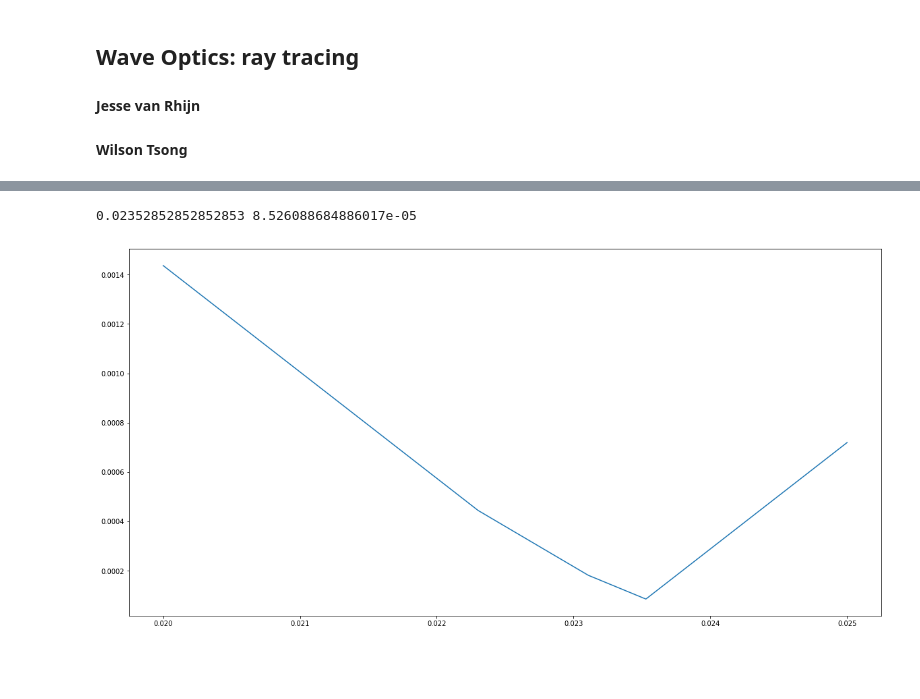
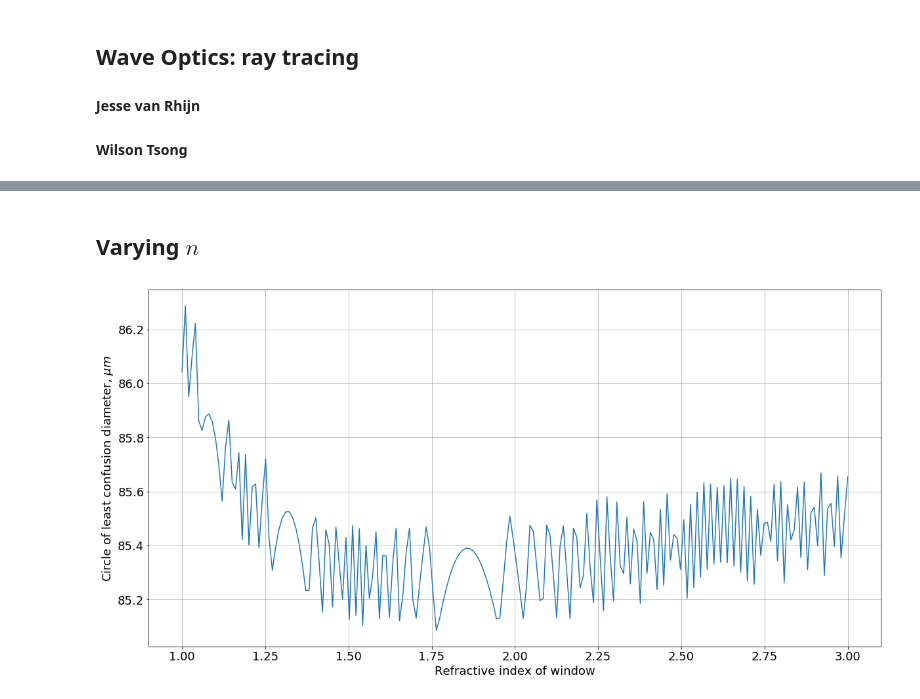
Before and after one commit to Jvanrhijn/wo_rt, a Jupyter notebook: wo_rt.ipynb, the cells around one changed output, grey strips where cells are left out. Cells and saved outputs as stored; diff of their text form; code cells hidden in the pictures; blank space fills up the shorter version.

```diff
--- a/wo_rt.ipynb
+++ b/wo_rt.ipynb
@@ -78,20 +73,45 @@ def bundle_width(ray_bundle, xcoords):
         distances = np.zeros((len(ray_bundle), len(xcoords)))
 
         for i, other_ray in enumerate(ray_bundle):
-            distances[i, :] = np.abs(ys - other_ray.as_coordinate_array(xcoords))
+            distances[i, :] = np.abs(ys
+                                     - other_ray.as_coordinate_array(xcoords))
 
-        max_distance_to_others = distances.max(axis=0)
-        max_dist[j, :] = max_distance_to_others
+        max_dist[j, :] = distances.max(axis=0)
 
     return max_dist.max(axis=0)
-# %%
-#bundle_width(window_rays, np.linspace(0, 0.2, 100))
-xs = np.linspace(0.02, 0.025, 1000)
-window_free_rays = window_rays[len(window_rays)//2:]
-bw = bundle_width(window_free_rays, xs)
-plt.figure()
-plt.plot(xs, bw)
-print(xs[bw.argmin()], bw.min())
-# %% [output]
-0.02352852852852853 8.526088684886017e-05
-[figure, removed]
+# %%
+def get_window_from_refractive_index(n, lens):
+    THICKNESS = 0.001
+    position = (lens.position + lens.focal_plane)/2
+    return Window(position, lens.diameter, THICKNESS, n)
+# %%
+from copy import deepcopy
+ns = np.linspace(1, 3, 200)
+
+LENS = deepcopy(lens)
+
+colc = []
+colc_location = []
+xs = np.linspace(window.position, 2*LENS.focal_plane, 10000)
+
+for n in ns:
+    window = get_window_from_refractive_index(n, LENS)
+    beam = collimated_beam(0, LENS.diameter*0.5, 10)
+    lens_rays = LENS.interact_with_bundle(beam)
+    window_rays = window.interact_with_bundle(lens_rays)
+    window_rays_free = window_rays[len(window_rays)//2:]
+    width = bundle_width(window_rays_free, xs)
+
+    colc.append(width.min())
+    colc_location.append(xs[width.argmin()])
+colc = np.array(colc)
+colc_location = np.array(colc_location)
+# %% [markdown]
+## Varying $n$
+# %%
+plt.plot(ns, colc*1e6)
+plt.xlabel("Refractive index of window")
+plt.ylabel("Circle of least confusion diameter, $\mu m$")
+plt.grid(True)
+# %% [output]
+[figure, added]
```
Also changed, not shown: parts of 12 cells of this notebook, 1 other file.
